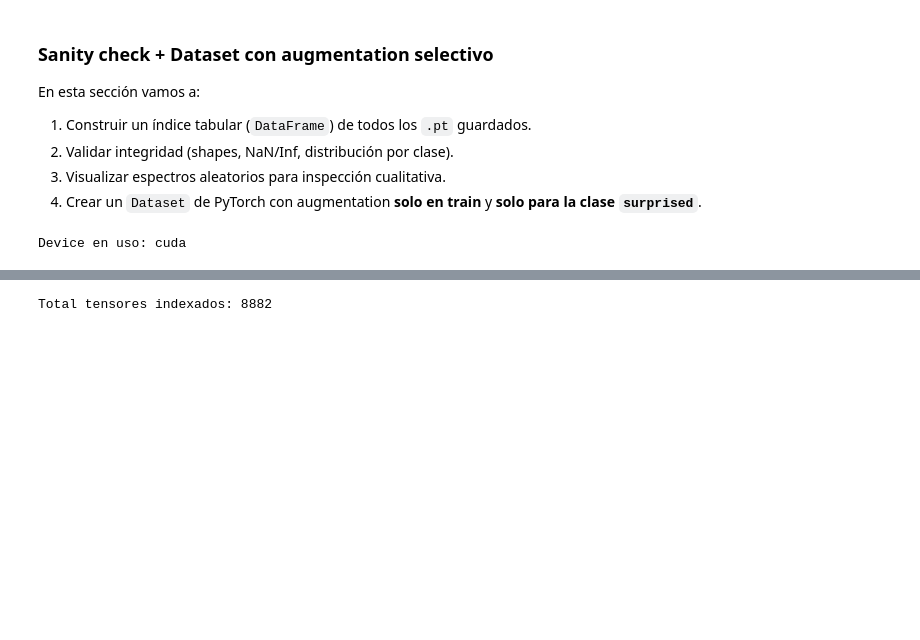
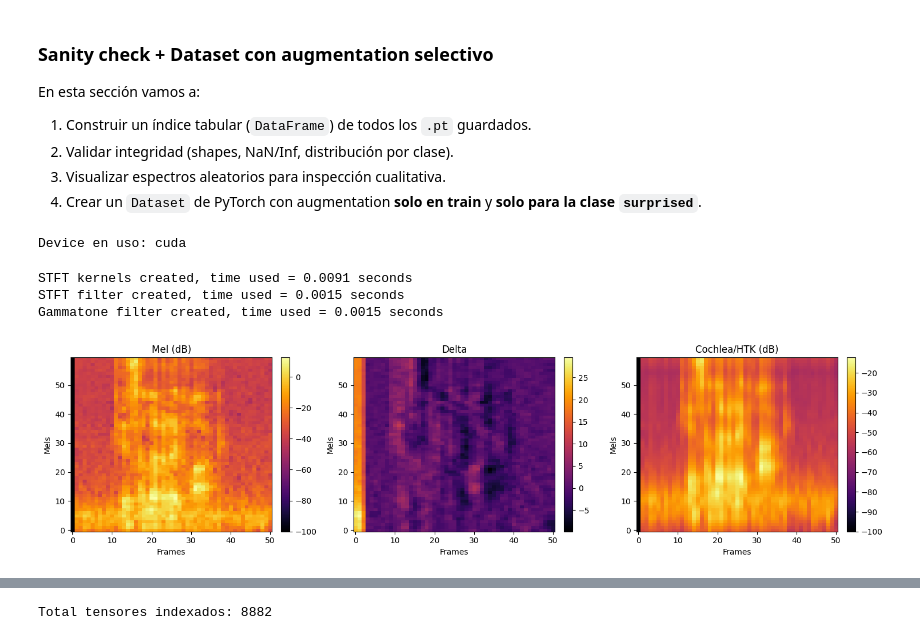
Before and after one commit to AcSsalazar/The-Color-of-Emotions, a Jupyter notebook: Notebooks/3.2-feature-extraction-with-pytorch.ipynb, the cells around one changed output, grey strips where cells are left out. Saved outputs shown, nothing was run; the diff lists cells and outputs as text; code cells hidden in the pictures; blank space fills up the shorter version.

```diff
--- a/Notebooks/3.2-feature-extraction-with-pytorch.ipynb
+++ b/Notebooks/3.2-feature-extraction-with-pytorch.ipynb
@@ -167,0 +195,33 @@ def preprocess_audio_pytorch(waveform, sr=16000, target_duration=3.0):
+# %%
+# Previsualizacion de audio clip procesado
+
+def plot_preview_clip(clip_path):
+    waveform, current_sr = torchaudio.load(clip_path)
+    if current_sr != SAMPLE_RATE:
+        waveform = T.Resample(current_sr, SAMPLE_RATE)(waveform)
+    waveform = preprocess_audio_pytorch(waveform, sr=SAMPLE_RATE, target_duration=MAX_DURATION)
+
+    waveform = waveform.to(device)
+    extractor = AudioFeatureExtractor(sr=SAMPLE_RATE, n_mels=N_MELS).to(device)
+    tensor_3ch = extractor(waveform)
+
+    fig, axes = plt.subplots(1, 3, figsize=(15, 4))
+    channel_names = ["Mel (dB)", "Delta", "Cochlea/HTK (dB)"]
+
+    for c in range(3):
+        plot = axes[c].imshow(tensor_3ch[c].cpu().numpy(), origin="lower", aspect="auto", cmap="inferno") # Corrected to plot tensor_3ch and moved to CPU
+        axes[c].set_title(channel_names[c])
+        axes[c].set_xlabel("Frames")
+        axes[c].set_ylabel("Mels")
+        plt.colorbar(plot, ax=axes[c], fraction=0.046, pad=0.04)
+
+
+    plt.tight_layout()
+    plt.show()
+
+plot_preview_clip('/content/datasets/AudioWAV/1001_IEO_NEU_XX.wav')
+# %% [output]
+STFT kernels created, time used = 0.0091 seconds
+STFT filter created, time used = 0.0015 seconds
+Gammatone filter created, time used = 0.0015 seconds
+[figure, added]
```
Also changed, not shown: parts of 10 cells of this notebook.
